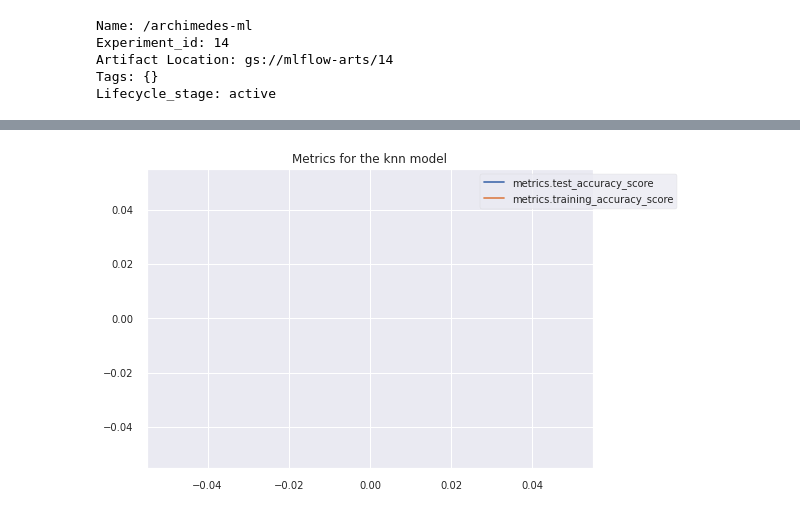
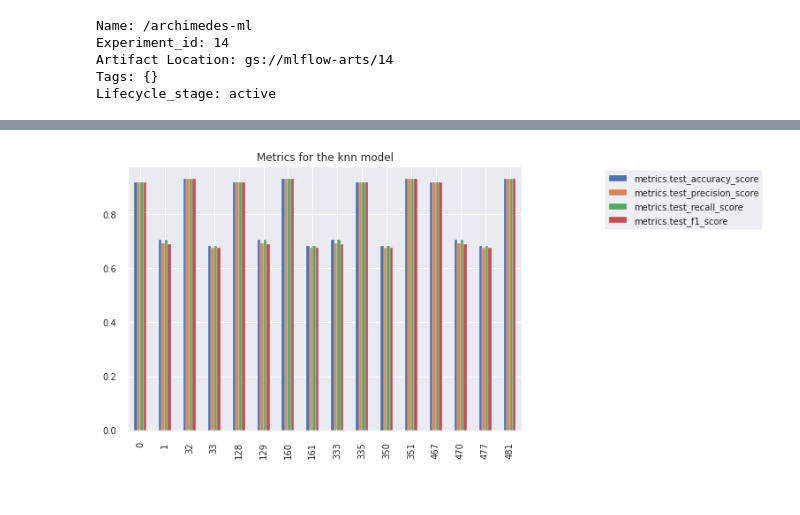
Before and after one commit to spolex/spiral, a Jupyter notebook: notebooks/202209_query_mlflow_ml.ipynb, the cells around one changed output, grey strips where cells are left out. Drawn from its saved outputs; the diff is of its cells as text; code cells hidden in the pictures.

```diff
--- a/notebooks/202209_query_mlflow_ml.ipynb
+++ b/notebooks/202209_query_mlflow_ml.ipynb
@@ -99,0 +59,6 @@ usecols
+# %%
+usecols = ['tags.is_lda', 'tags.model', 'tags.features', 'tags.class'] + list(runs.columns[['test_accuracy' in column for column in runs.columns]]) + list(runs.columns[['test_precision' in column for column in runs.columns]]) + list(runs.columns[['test_recall' in column for column in runs.columns]])  + list(runs.columns[['test_f1' in column for column in runs.columns]])
+
+df = runs[usecols]
+df = df.drop_duplicates().sort_values('tags.model',ascending=False).set_index(["tags.features", "tags.model",'tags.is_lda', "tags.class"]).unstack(-1).unstack(-1)
+df
@@ -109,6 +108,6 @@ df[(df['tags.model'] == model) & (df['tags.features'] =='residues_windowing__1_2
 # %%
-df[df['tags.features'] == model].plot()
+df[(df['tags.model'] == model) & (df['tags.features'] =='residues_windowing__1_20220918')].plot.bar()
 plt.title(f"Metrics for the {model} model")
 _=plt.legend(bbox_to_anchor=(1.20, 1.))
 # %% [output]
-[figure, old version]
+[figure, new version]
```
Also changed, not shown: parts of 8 cells of this notebook, 8 other files.
